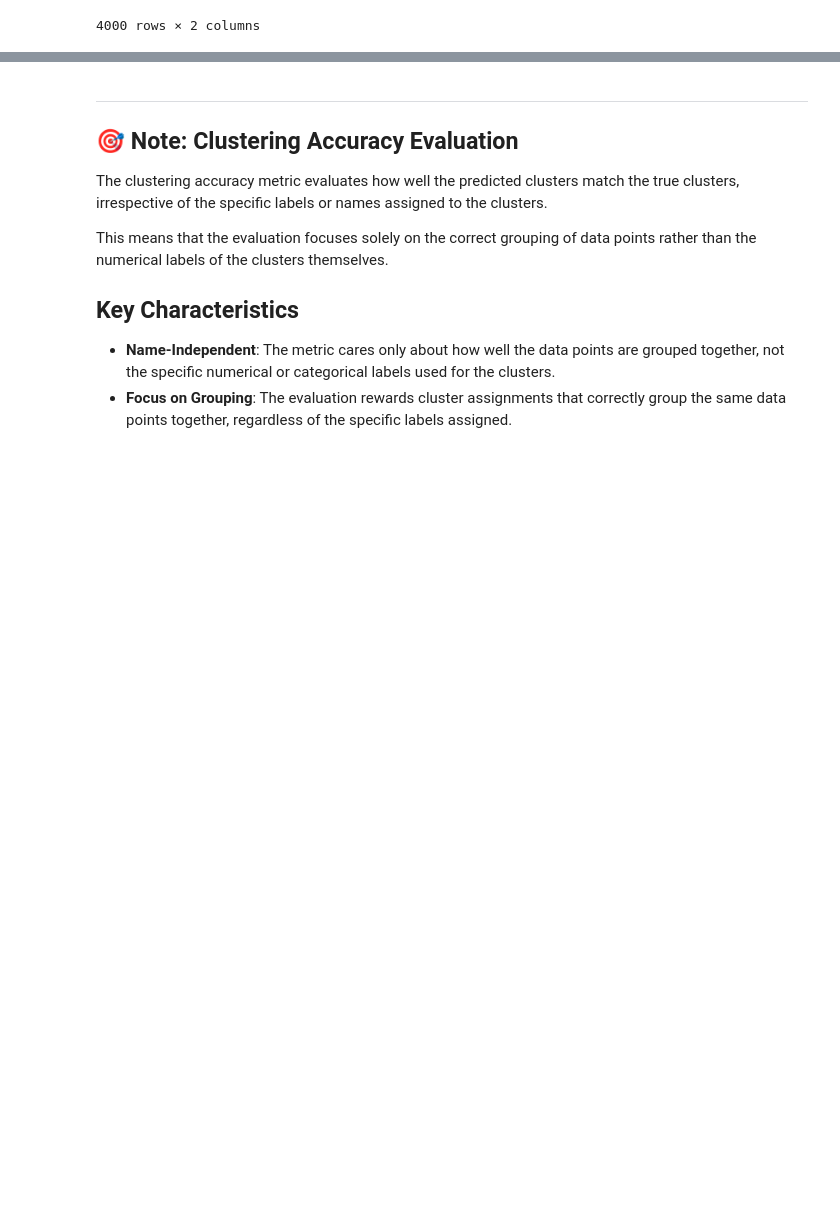
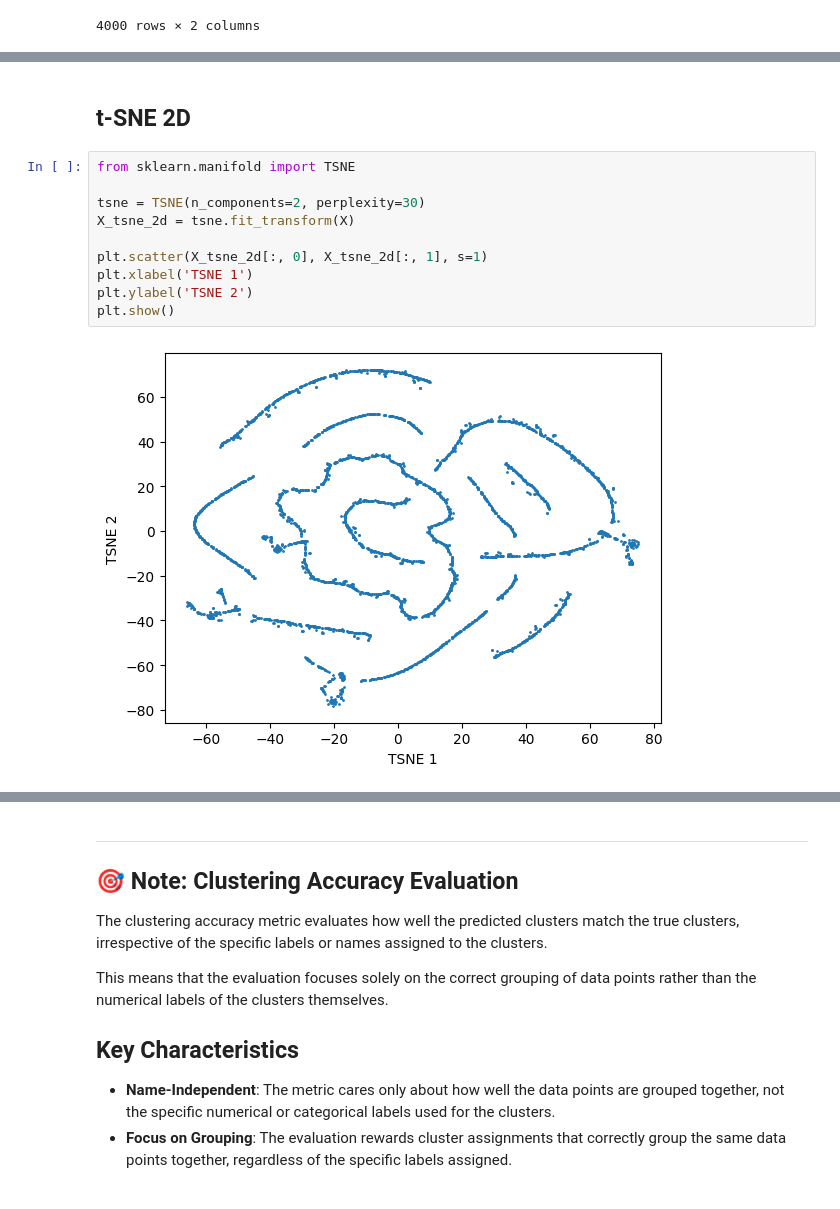
Before and after one commit to aOlsvik/tdt4172-intro-ml, a Jupyter notebook: Assignment2/Chapter_2.ipynb, the cells around one changed output, grey strips where cells are left out. Drawn from its saved outputs; the diff is of its cells as text; blank space fills up the shorter version.

```diff
--- a/Assignment2/Chapter_2.ipynb
+++ b/Assignment2/Chapter_2.ipynb
@@ -367,0 +432,14 @@ sample_submission
+# %% [markdown]
+## t-SNE 2D
+# %%
+from sklearn.manifold import TSNE
+
+tsne = TSNE(n_components=2, perplexity=30)
+X_tsne_2d = tsne.fit_transform(X)
+
+plt.scatter(X_tsne_2d[:, 0], X_tsne_2d[:, 1], s=1)
+plt.xlabel('TSNE 1')
+plt.ylabel('TSNE 2')
+plt.show()
+# %% [output]
+[figure, added]
```
Also changed, not shown: parts of 23 cells of this notebook.
